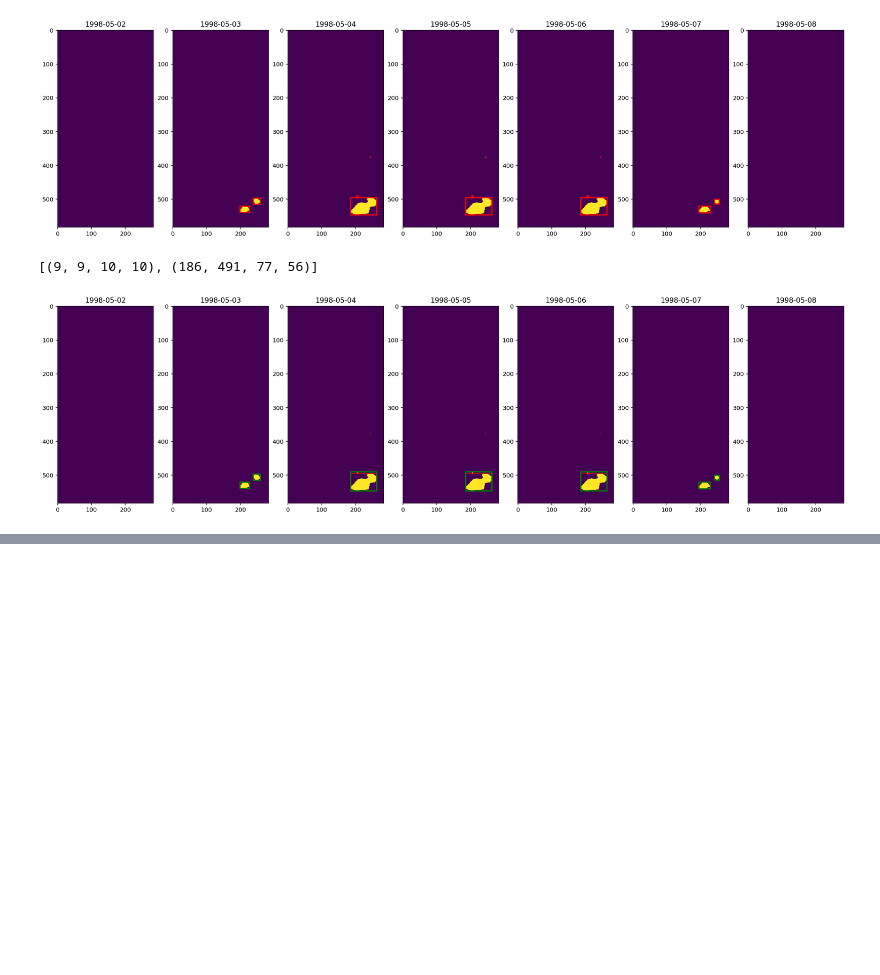
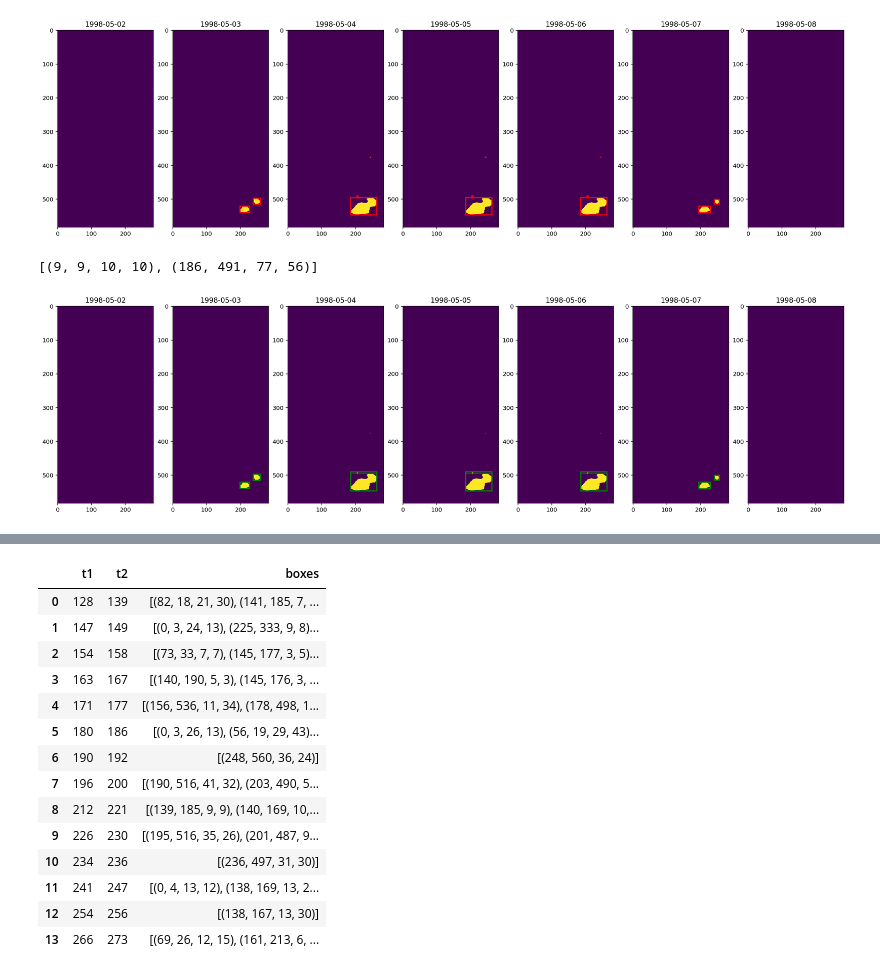
Before and after one commit to KorayKinik/heat-extremes-CMIP6, a Jupyter notebook: koray/Untitled4.ipynb, the cells around one changed output, grey strips where cells are left out. Saved outputs shown, nothing was run; the diff lists cells and outputs as text; code cells hidden in the pictures; blank space fills up the shorter version.

```diff
--- a/koray/Untitled4.ipynb
+++ b/koray/Untitled4.ipynb
@@ -80,8 +83,8 @@ def bounding_boxes(arr2d: np.array) -> List[tuple]:
     H = arr2d.astype(np.uint8)
     ret, thresh = cv2.threshold(H, 0, 1, 0, cv2.THRESH_BINARY)
     contours, hier = cv2.findContours(thresh, cv2.RETR_EXTERNAL, cv2.CHAIN_APPROX_SIMPLE)
-    corners = [cv2.boundingRect(c) for c in contours]
-    return corners
+    boxes = [cv2.boundingRect(c) for c in contours]
+    return boxes
 
 
 fig, axs = plt.subplots(1, len(t_indexes), figsize=(24,12))
@@ -94,9 +97,9 @@ for i, idx in enumerate(t_indexes):
     ax.imshow(arr2d, interpolation='none')
     ax.set_title(dr[idx])
 
-    corners = bounding_boxes(arr2d)
-    for c in corners:
-        x,y,w,h = c
+    boxes = bounding_boxes(arr2d)
+    for b in boxes:
+        x,y,w,h = b
         rect = Rectangle((x, y), w, h, color='red', fill=False, linewidth=2)
         ax.add_patch(rect)
 # %% [output]
@@ -183,8 +186,77 @@ for i, idx in enumerate(t_indexes):
 [figure]
 # %%
 ################################
-# Next: merge these 2d-merged windows, this time in'time' axis
+# Next: merge these 2d-merged windows, this time in'time' axis, i.e in 3D
 ################################
 
-...
+"""Walk on time axis and collapse boxes of consequtive days that
+hold boxes, i.e. heat event(s). The output is metadata only, with
+the start and end time of each heat event detected, and the largest
+box that frames the geolocation of its extend.
+
+I.e., the func `collapse` acts on detected windows,
+this time along the 3rd, 'time' axis.
+
+For example, an event is detected from 1998-01-01 to 1998-01-05, started in
+LA and moved along to San Diago during that 5 days. The rectangle will be
+large enough to encapsulate both cities.
+
+pseudo-code be like:
+ds.groupBy(heat-event, axis='time').agg(min-date, max-date, encapsulating-box(x,y,w,h))..
+
+In the output, t1 and t2 are inclusive, like [t1,t2]
+"""
+
+def array2boxes(arr2d:np.array) -> List[tuple]:
+    """Pipeline. Takes a time-slice (2D array) and returns the boxes."""
+    boxes = bounding_boxes(arr2d)
+    boxes = filter_tiny_ones(boxes)
+    boxes = collapse(boxes)
+    return boxes
+
+# (Later I replaced the below for loop with equal pandas ops, as follows.)
+
+def groupby_heat_events(arr3d:np.array) -> List[dict]:
+
+    bucket = []
+    events = []
+
+    num_days = arr3d.shape[0]
+
+    for i in range(num_days):
+
+        arr2d = arr3d[i,:,:]
+        boxes = array2boxes(arr2d)
+
+        if not boxes and not bucket:
+            # no boxes that day
+            pass
+        elif boxes and not bucket:
+            # 1st day of an event
+            t1 = i
+            bucket += boxes
+        elif boxes and bucket:
+            # 2nd, 3rd,.. day of an event
+            bucket += boxes
+
+            if i == num_days-1:
+                # if the last day of the data was still a heat event
+                t2 = i
+                events += [dict(t1=t1, t2=t2, boxes=bucket)]
+                bucket = []
+
+        elif not boxes and bucket:
+            # last day of an event
+            t2 = i-1
+            events += [dict(t1=t1, t2=t2, boxes=bucket)]
+            bucket = []
+        else:
+            raise KeyError("!?")
+
+    for e in events:
+        e['boxes'] = collapse(e['boxes'])
+
+    return pd.DataFrame(events)
+
+groupby_heat_events(arr3d)
 # %% [output]
@@ -191,0 +263,15 @@ Ellipsis
+|  | t1 | t2 | boxes |
+| 0 | 128 | 139 | [(82, 18, 21, 30), (141, 185, 7, ... |
+| 1 | 147 | 149 | [(0, 3, 24, 13), (225, 333, 9, 8)... |
+| 2 | 154 | 158 | [(73, 33, 7, 7), (145, 177, 3, 5)... |
+| 3 | 163 | 167 | [(140, 190, 5, 3), (145, 176, 3, ... |
+| 4 | 171 | 177 | [(156, 536, 11, 34), (178, 498, 1... |
+| 5 | 180 | 186 | [(0, 3, 26, 13), (56, 19, 29, 43)... |
+| 6 | 190 | 192 | [(248, 560, 36, 24)] |
+| 7 | 196 | 200 | [(190, 516, 41, 32), (203, 490, 5... |
+| 8 | 212 | 221 | [(139, 185, 9, 9), (140, 169, 10,... |
+| 9 | 226 | 230 | [(195, 516, 35, 26), (201, 487, 9... |
+| 10 | 234 | 236 | [(236, 497, 31, 30)] |
+| 11 | 241 | 247 | [(0, 4, 13, 12), (138, 169, 13, 2... |
+| 12 | 254 | 256 | [(138, 167, 13, 30)] |
+| 13 | 266 | 273 | [(69, 26, 12, 15), (161, 213, 6, ... |
```
Also changed, not shown: parts of 7 cells of this notebook.
